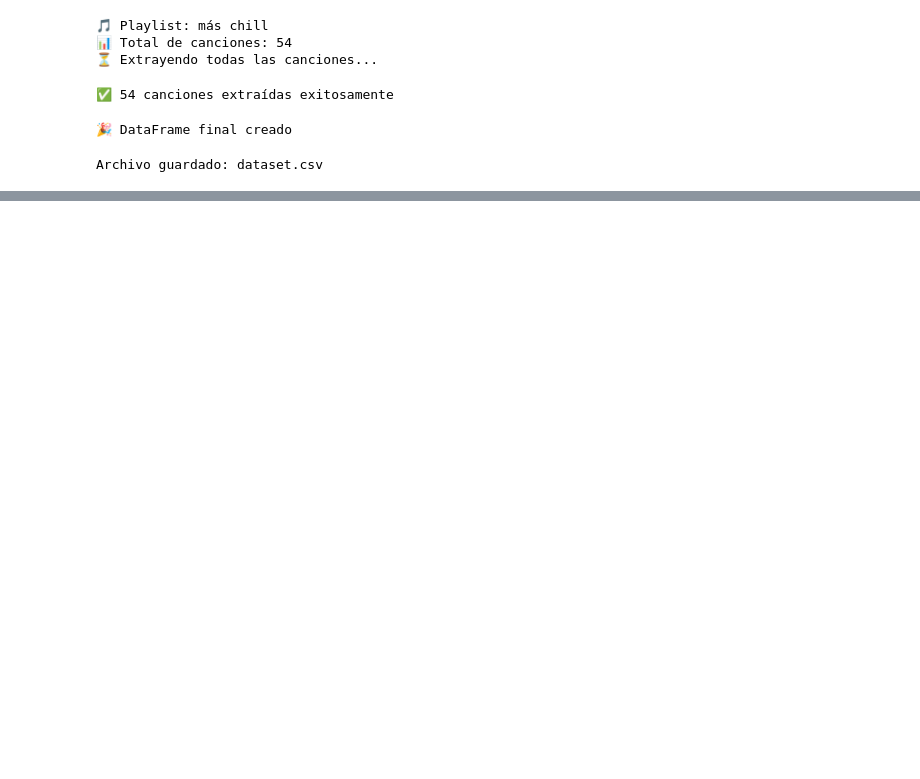
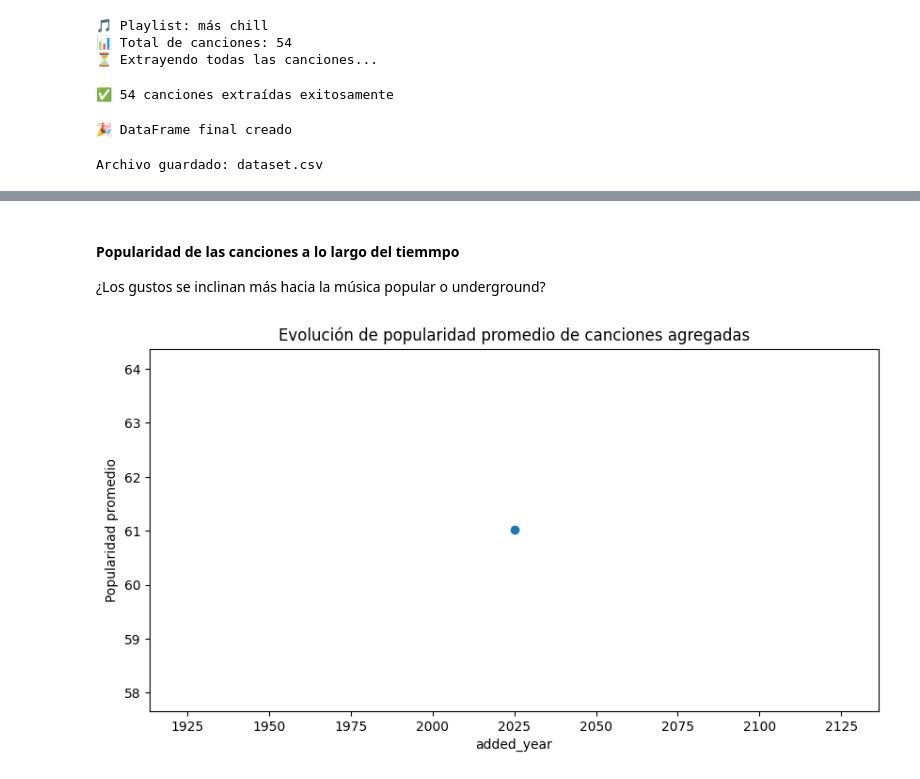
Before and after one commit to vickyguar/data-beats, a Jupyter notebook: data_beats.ipynb, the cells around one changed output, grey strips where cells are left out. Drawn from its saved outputs; the diff is of its cells as text; code cells hidden in the pictures; blank space fills up the shorter version.

```diff
--- a/data_beats.ipynb
+++ b/data_beats.ipynb
@@ -48,0 +65,10 @@ plt.show()
+# %% [markdown]
+#### Popularidad de las canciones a lo largo del tiemmpo
+¿Los gustos se inclinan más hacia la música popular o underground?
+# %%
+df.groupby('added_year')['popularity'].mean().plot(kind='line', marker='o', figsize=(10,5))
+plt.title("Evolución de popularidad promedio de canciones agregadas")
+plt.ylabel("Popularidad promedio")
+plt.show()
+# %% [output]
+[figure, added]
```
Also changed, not shown: parts of 14 cells of this notebook.
